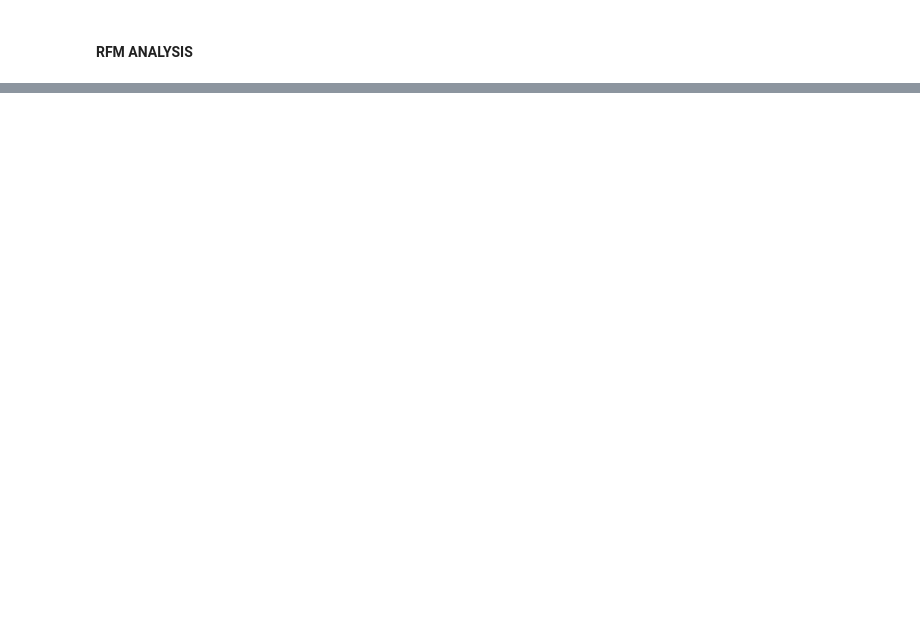
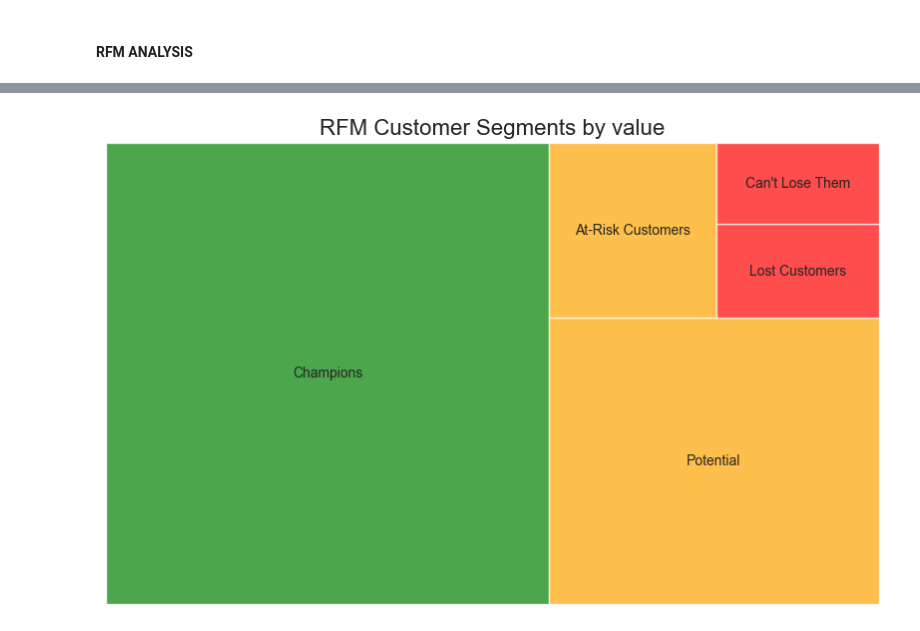
Before and after one commit to Mfundo-debug/RFM_analysis, a Jupyter notebook: EDA.ipynb, the cells around one changed output, grey strips where cells are left out. Saved outputs shown, nothing was run; the diff lists cells and outputs as text; code cells hidden in the pictures; blank space fills up the shorter version.

```diff
--- a/EDA.ipynb
+++ b/EDA.ipynb
@@ -255,0 +231,20 @@ plt.show()
+# %%
+import squarify
+
+segment_product_counts = data.groupby(['Segment Values','RFM Customer Segments']).size().reset_index(name='Count')
+segment_product_counts = segment_product_counts.sort_values(by='Count', ascending=False)
+
+# Assign colors to each segment value
+colors = {'High Value': 'green', 'Mid Value': 'orange', 'Low Value': 'red'}
+
+# Create a list of colors for each segment value
+color_list = [colors[val] for val in segment_product_counts['Segment Values']]
+
+# Create a treemap using squarify
+plt.figure(figsize=(10,6))
+squarify.plot(sizes=segment_product_counts['Count'], label=segment_product_counts['RFM Customer Segments'], color=color_list, alpha=0.7)
+plt.axis('off')
+plt.title('RFM Customer Segments by value', fontsize=16)
+plt.show()
+# %% [output]
+[figure, added]
```
Also changed, not shown: parts of 14 cells of this notebook.
